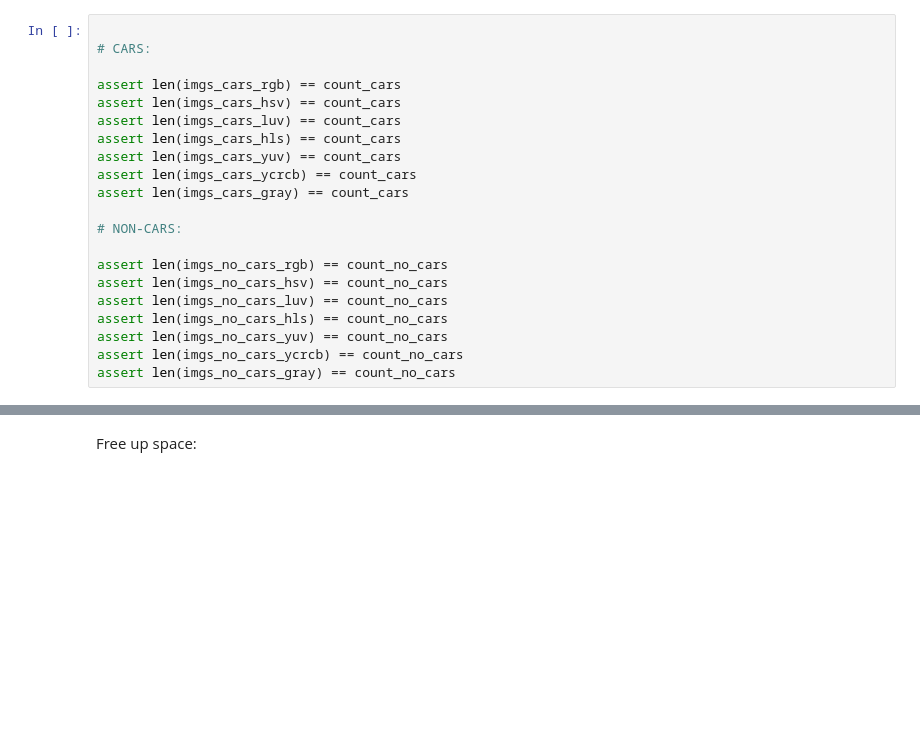
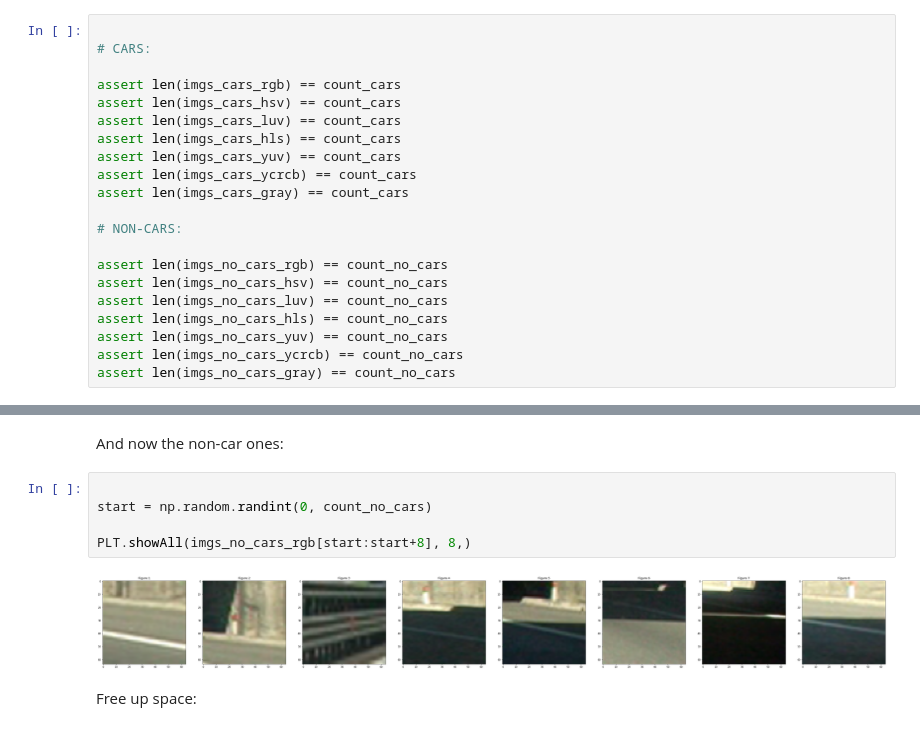
Before and after one commit to Danziger/CarND-T1-P5-Vehicle-Detection, a Jupyter notebook: src/notebooks/Feature Extraction & Classifier Creation and Training.ipynb, the cells around one changed output, grey strips where cells are left out. Cells and saved outputs as stored; diff of their text form; blank space fills up the shorter version.

```diff
--- a/src/notebooks/Feature Extraction & Classifier Creation and Training.ipynb
+++ b/src/notebooks/Feature Extraction & Classifier Creation and Training.ipynb
@@ -212,3 +224,12 @@ print(imgs_cars_gray[0][0, 0], np.amin(imgs_cars_gray[0]), np.amax(imgs_cars_gra
+# %% [markdown]
+And now the non-car ones:
+# %%
+
+start = np.random.randint(0, count_no_cars)
+
+PLT.showAll(imgs_no_cars_rgb[start:start+8], 8,)
+# %% [output]
+[figure, added]
 # %% [markdown]
 Free up space:
 # %%
```
Also changed, not shown: parts of 16 cells of this notebook, 19 other files.
